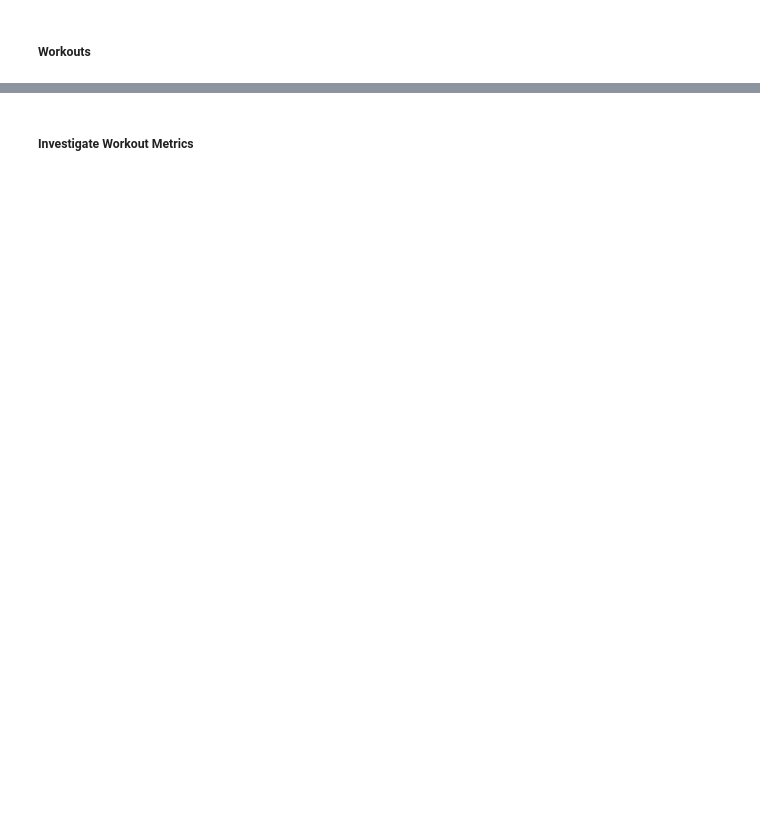
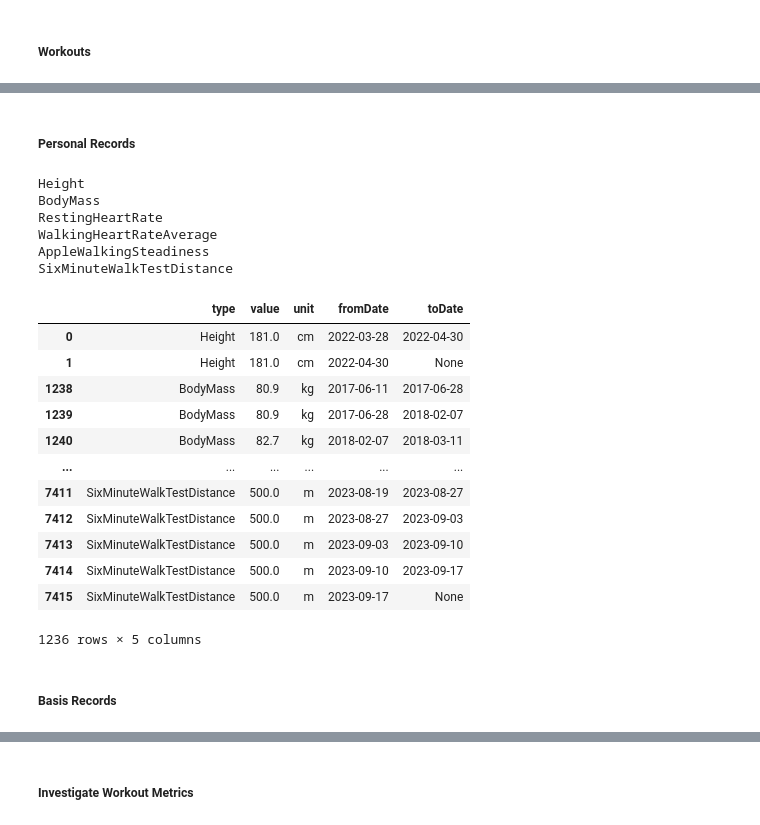
Before and after one commit to LHAGELS/AppleHealth, a Jupyter notebook: 01_create_tables.ipynb, the cells around one changed output, grey strips where cells are left out. Cells and saved outputs as stored; diff of their text form; code cells hidden in the pictures; blank space fills up the shorter version.

```diff
--- a/01_create_tables.ipynb
+++ b/01_create_tables.ipynb
@@ -77,10 +30,3 @@ record_types
-# %%
-# dictionary of DataFrames for filtered 'record_data'
-record_dict = {}
-
-# create new DataFrame for every interested data
-for type in record_types:
-   record_dict[type] = df_records.loc[(df_records['type'].str.contains(type))].rename(columns={"value": type}).sort_values(by='Date')
 # %% [markdown]
 ### Workouts
 # %%
@@ -213,0 +281,59 @@ wo_start_end['endDate'] = pd.to_datetime(wo_start_end['endDate'])
+# %% [markdown]
+##### Personal Records
+# %%
+# dictionary of DataFrames for filtered 'record_data'
+personal_dict = {}
+
+# create new DataFrame for every interested data
+for type in personal_records:
+   print(type)
+   personal_dict[type] = df_records[df_records['type'] == type].rename(columns={"value": type}).sort_values(by='Date')
+
+   # create from/to-date columns --> drop irrelevant columns
+   personal_dict[type]['fromDate'] = personal_dict[type]['Date']
+   personal_dict[type]['toDate'] = personal_dict[type]['Date'].shift(-1)
+   personal_dict[type] = personal_dict[type].drop(['creationDate', 'startDate', 'endDate', 'Date', 'startTime', 'endTime'], axis = 1)
+
+   #display(personal_dict[type].tail(5))
+# %% [output]
+Height
+BodyMass
+RestingHeartRate
+WalkingHeartRateAverage
+AppleWalkingSteadiness
+SixMinuteWalkTestDistance
+# %%
+personal_record_df = pd.DataFrame()
+
+for type in personal_records:
+    frames = [personal_record_df, personal_dict[type]]
+    personal_record_df = pd.concat(frames)
+# %%
+FactPersonalRecords = pd.melt(personal_record_df,
+                      id_vars=['fromDate',
+                               'toDate',
+                               'unit'],
+                     value_vars=personal_records,
+                     var_name='type',
+                     value_name='value')
+
+FactPersonalRecords = FactPersonalRecords[FactPersonalRecords['value'].notna()]
+FactPersonalRecords = FactPersonalRecords[['type', 'value', 'unit', 'fromDate', 'toDate']]
+# %%
+FactPersonalRecords
+# %% [output]
+|  | type | value | unit | fromDate | toDate |
+| 0 | Height | 181.0 | cm | 2022-03-28 | 2022-04-30 |
+| 1 | Height | 181.0 | cm | 2022-04-30 | None |
+| 1238 | BodyMass | 80.9 | kg | 2017-06-11 | 2017-06-28 |
+| 1239 | BodyMass | 80.9 | kg | 2017-06-28 | 2018-02-07 |
+| 1240 | BodyMass | 82.7 | kg | 2018-02-07 | 2018-03-11 |
+| ... | ... | ... | ... | ... | ... |
+| 7411 | SixMinuteWalkTestDistance | 500.0 | m | 2023-08-19 | 2023-08-27 |
+| 7412 | SixMinuteWalkTestDistance | 500.0 | m | 2023-08-27 | 2023-09-03 |
+| 7413 | SixMinuteWalkTestDistance | 500.0 | m | 2023-09-03 | 2023-09-10 |
+| 7414 | SixMinuteWalkTestDistance | 500.0 | m | 2023-09-10 | 2023-09-17 |
+| 7415 | SixMinuteWalkTestDistance | 500.0 | m | 2023-09-17 | None |
+1236 rows × 5 columns
+# %% [markdown]
+##### Basis Records
```
Also changed, not shown: parts of 55 cells of this notebook.
